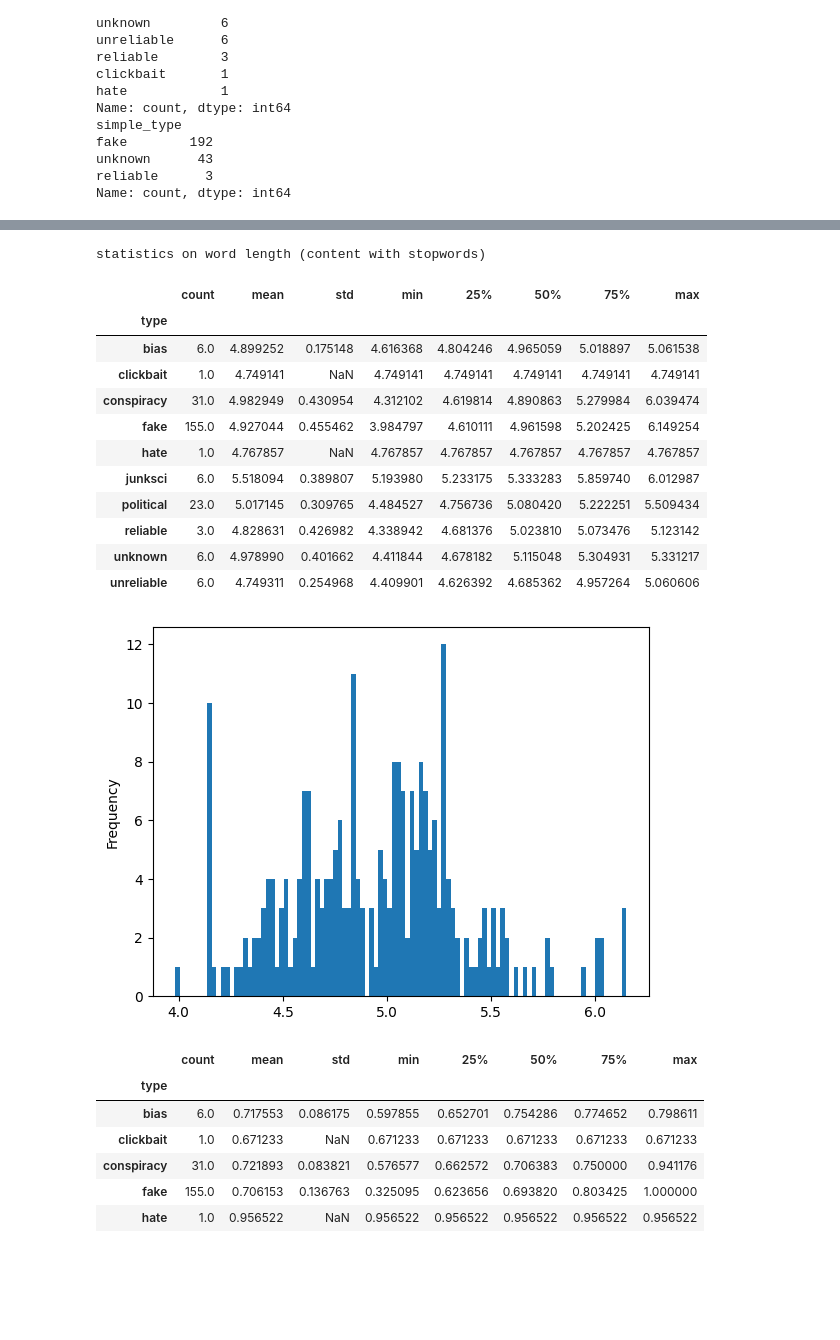
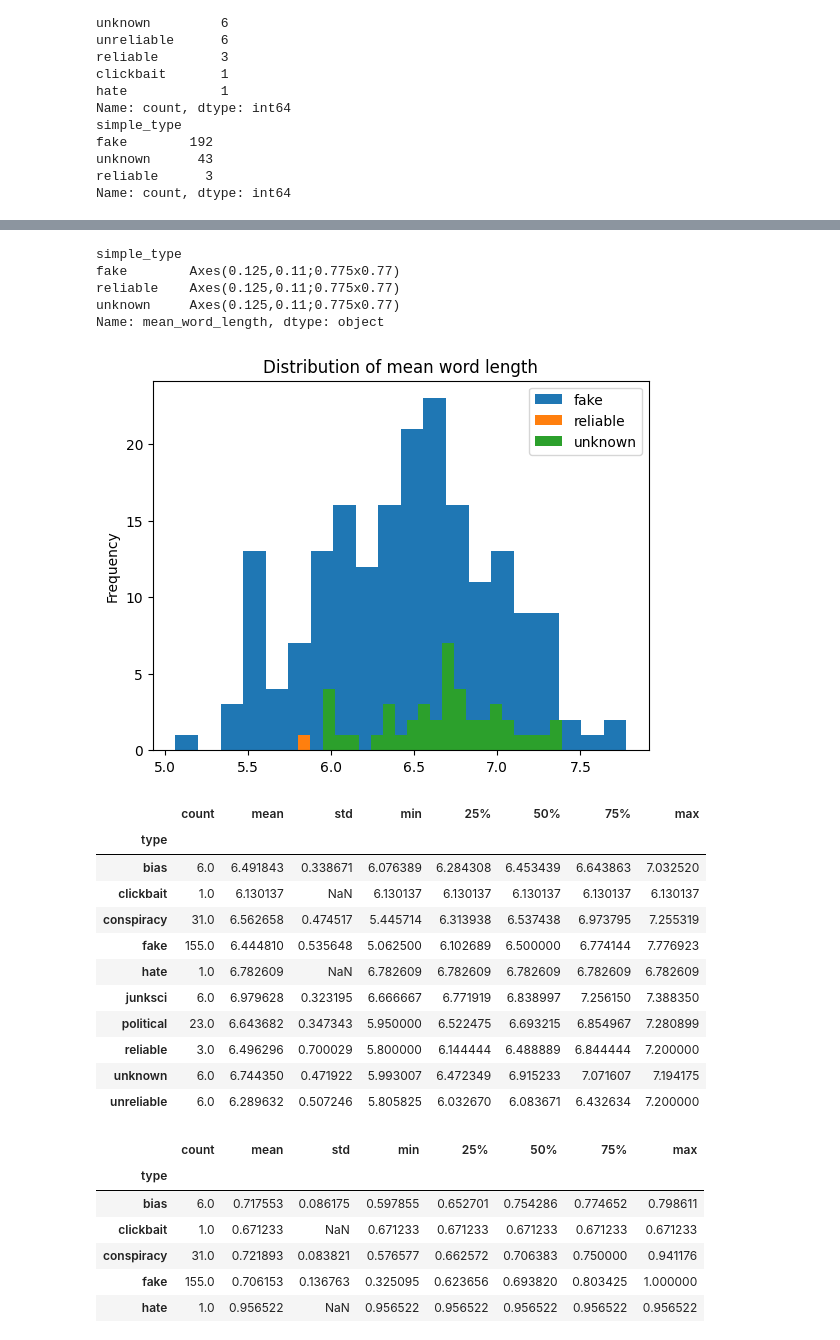
Before and after one commit to emiloerum/GDS_Project, a Jupyter notebook: projecttask1.ipynb, the cells around one changed output, grey strips where cells are left out. Cells and saved outputs as stored; diff of their text form; code cells hidden in the pictures; blank space fills up the shorter version.

```diff
--- a/projecttask1.ipynb
+++ b/projecttask1.ipynb
@@ -320,47 +322,51 @@ Name: authors, dtype: object
 # %%
 #Længde på ord, middelværdi og spredning
+#alle plots kan også laves uden group-by hvis inddelingen ikke er så interessant
 #vocabulary size/antal ord, middelværdi og spredning
 
-#content består af list of tokens
 def mean_length_of_words(wordlist):
     totallength = 0
     for word in wordlist:
         totallength = totallength + len(str(word))
     return totallength/len(wordlist)
-#plot det her men med et interval
 
 def unique_words_ratio(wordlist):
     count = 0
     words = {}
     for word in wordlist:
         if word not in words:
             words[word]=1
             count +=1
     return count/len(wordlist)
 
-tryplot = content_column_tokenized.apply(lambda x:mean_length_of_words(x))
-tryplot.plot(kind="hist",bins=100)
-tryplot.describe()
-news_data['mean_word_length']=tryplot
-print("statistics on word length (content with stopwords)")
-news_data.groupby('type')['mean_word_length'].describe()
+news_data['mean_word_length']=content_column_no_stopwords.apply(lambda x:mean_length_of_words(x))
 
-#obs på at den der grupering ikke rent faktisk har fjernet rækker
+news_data.groupby('simple_type',observed=False)['mean_word_length'].plot(kind='hist',bins=20,title="Distribution of mean word length",legend=list("simple_type"))
+#news_data["mean_word_length"].plot(kind="hist",bins=100) hvis den skal være uden gruppering
+#det er måske en lidt mærkelig measure egentlig?
 # %% [output]
-statistics on word length (content with stopwords)
+simple_type
+fake        Axes(0.125,0.11;0.775x0.77)
+reliable    Axes(0.125,0.11;0.775x0.77)
+unknown     Axes(0.125,0.11;0.775x0.77)
+Name: mean_word_length, dtype: object
-|  | count | mean | std | min | 25% | 50% | 75% | max |
-| type |  |  |  |  |  |  |  |  |
-| bias | 6.0 | 4.899252 | 0.175148 | 4.616368 | 4.804246 | 4.965059 | 5.018897 | 5.061538 |
-| clickbait | 1.0 | 4.749141 | NaN | 4.749141 | 4.749141 | 4.749141 | 4.749141 | 4.749141 |
-| conspiracy | 31.0 | 4.982949 | 0.430954 | 4.312102 | 4.619814 | 4.890863 | 5.279984 | 6.039474 |
-| fake | 155.0 | 4.927044 | 0.455462 | 3.984797 | 4.610111 | 4.961598 | 5.202425 | 6.149254 |
-| hate | 1.0 | 4.767857 | NaN | 4.767857 | 4.767857 | 4.767857 | 4.767857 | 4.767857 |
-| junksci | 6.0 | 5.518094 | 0.389807 | 5.193980 | 5.233175 | 5.333283 | 5.859740 | 6.012987 |
-| political | 23.0 | 5.017145 | 0.309765 | 4.484527 | 4.756736 | 5.080420 | 5.222251 | 5.509434 |
-| reliable | 3.0 | 4.828631 | 0.426982 | 4.338942 | 4.681376 | 5.023810 | 5.073476 | 5.123142 |
-| unknown | 6.0 | 4.978990 | 0.401662 | 4.411844 | 4.678182 | 5.115048 | 5.304931 | 5.331217 |
-| unreliable | 6.0 | 4.749311 | 0.254968 | 4.409901 | 4.626392 | 4.685362 | 4.957264 | 5.060606 |
-[figure, old version]
+[figure, new version]
+# %%
+#news_data["mean_word_length"].describe()
+news_data.groupby('type',observed=False)['mean_word_length'].describe()
+# %% [output]
+|  | count | mean | std | min | 25% | 50% | 75% | max |
+| type |  |  |  |  |  |  |  |  |
+| bias | 6.0 | 6.491843 | 0.338671 | 6.076389 | 6.284308 | 6.453439 | 6.643863 | 7.032520 |
+| clickbait | 1.0 | 6.130137 | NaN | 6.130137 | 6.130137 | 6.130137 | 6.130137 | 6.130137 |
+| conspiracy | 31.0 | 6.562658 | 0.474517 | 5.445714 | 6.313938 | 6.537438 | 6.973795 | 7.255319 |
+| fake | 155.0 | 6.444810 | 0.535648 | 5.062500 | 6.102689 | 6.500000 | 6.774144 | 7.776923 |
+| hate | 1.0 | 6.782609 | NaN | 6.782609 | 6.782609 | 6.782609 | 6.782609 | 6.782609 |
+| junksci | 6.0 | 6.979628 | 0.323195 | 6.666667 | 6.771919 | 6.838997 | 7.256150 | 7.388350 |
+| political | 23.0 | 6.643682 | 0.347343 | 5.950000 | 6.522475 | 6.693215 | 6.854967 | 7.280899 |
+| reliable | 3.0 | 6.496296 | 0.700029 | 5.800000 | 6.144444 | 6.488889 | 6.844444 | 7.200000 |
+| unknown | 6.0 | 6.744350 | 0.471922 | 5.993007 | 6.472349 | 6.915233 | 7.071607 | 7.194175 |
+| unreliable | 6.0 | 6.289632 | 0.507246 | 5.805825 | 6.032670 | 6.083671 | 6.432634 | 7.200000 |
 # %%
 news_data['unique_words_ratio']=content_column_no_stopwords.apply(lambda x:unique_words_ratio(x))
 news_data.groupby('type')['unique_words_ratio'].describe()
```
Also changed, not shown: parts of 17 cells of this notebook, 4 other files.
